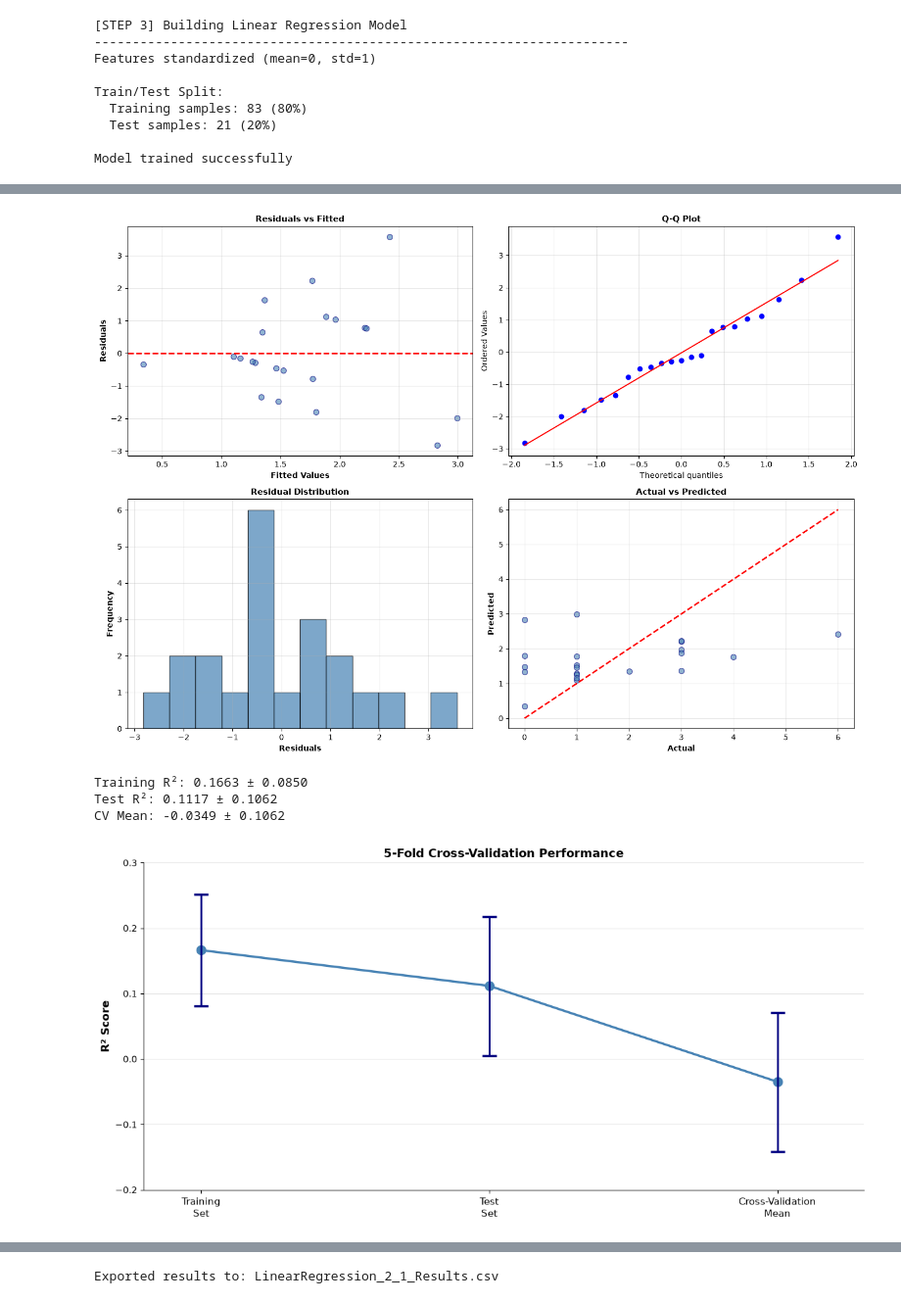
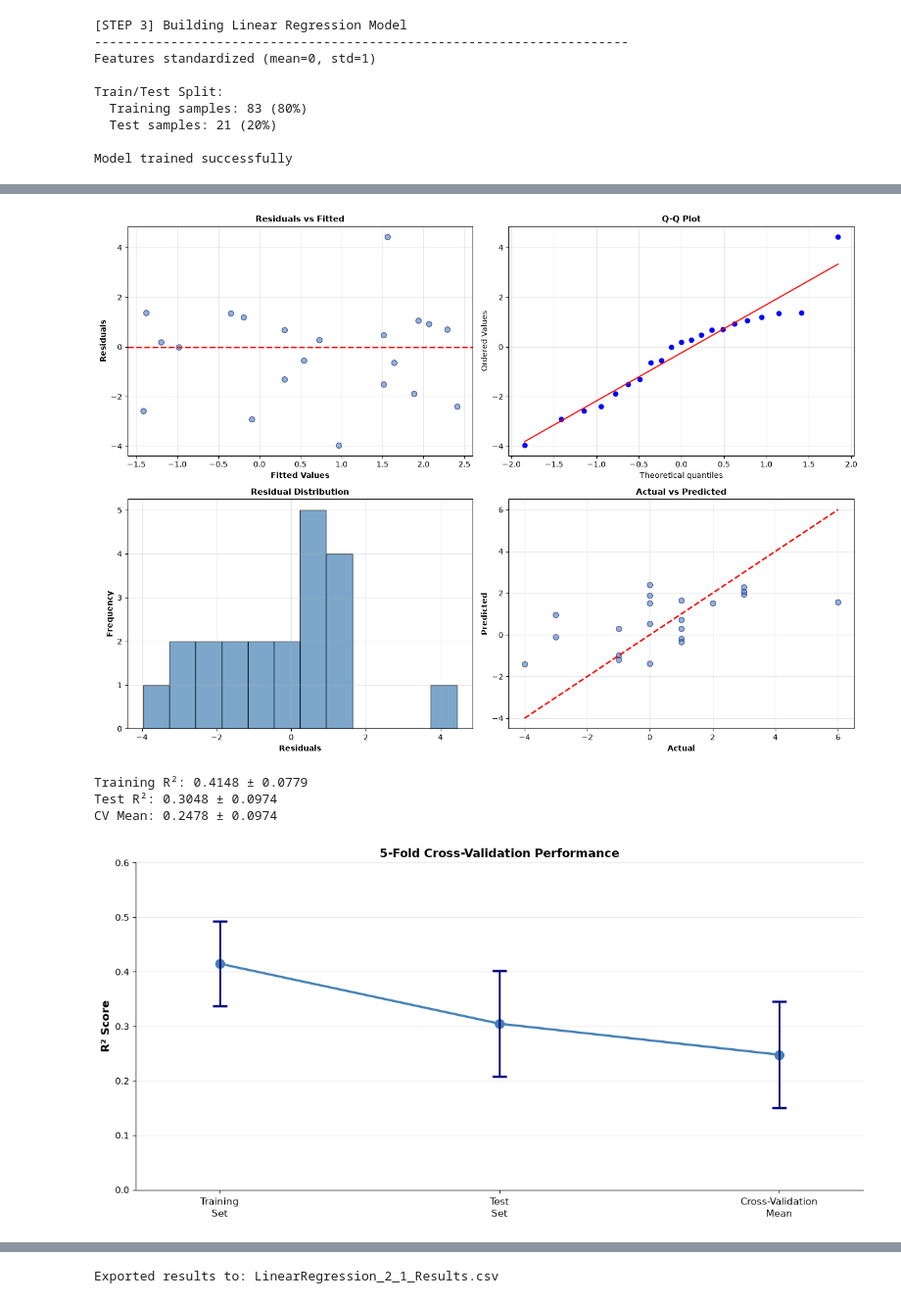
Before and after one commit to DanDooLoo/HIT140_Assessment-2_Group23, a Jupyter notebook: LinearRegression_2_1_Final.ipynb, the cells around one changed output, grey strips where cells are left out. Shown at 98% size. Drawn from its saved outputs; the diff is of its cells as text; code cells hidden in the pictures.

```diff
--- a/LinearRegression_2_1_Final.ipynb
+++ b/LinearRegression_2_1_Final.ipynb
@@ -60,9 +59,15 @@ External factors: 50 matches
 # %%
+# Convert id to match_id format: 1 -> M0001, 2 -> M0002, etc.
+full_data['match_id'] = full_data['id'].apply(lambda x: f'M{int(x):04d}')
+
 # Inner merge to keep only matches with both datasets
 data = full_data.merge(external_data, on='match_id', how='inner')
 print(f'Merged dataset: {len(data)} matches')
 # %% [output]
 Merged dataset: 104 matches
+# %%
+# Create response variable
+data['goal_diff'] = data['homeScore'] - data['awayScore']
 # %%
 # Select EXACTLY 8 explanatory variables (all pre-match available)
 feature_names = [
@@ -554,7 +559,7 @@ axes[1, 1].grid(alpha=0.3)
 
 plt.tight_layout()
 # %% [output]
-[figure, old version]
+[figure, new version]
 # %%
 # Plot R² Scores with Error Bars for Training, Test, and Cross-Validation Sets [figure x??] -- add fig #
 
@@ -577,40 +582,39 @@ cv_error = cv_std_val         # CV error (std dev)
 fig, ax = plt.subplots(figsize=(12, 6))
 
 x_pos = [0, 1, 2]
 categories = ['Training\nSet', 'Test\nSet', 'Cross-Validation\nMean']
 r2_scores = [r2_train_val, r2_test_val, cv_mean_val]
 errors = [train_error, test_error, cv_error]
 
 # Plot line
 ax.plot(x_pos, r2_scores, 'o-', color='steelblue', linewidth=2.5, markersize=10)
 
 # Add different error bars
 ax.errorbar(x_pos, r2_scores, yerr=errors, fmt='none',
             ecolor='navy', capsize=8, capthick=2.5, linewidth=2)
 
 # Formatting
 ax.set_ylabel('R² Score', fontsize=12, fontweight='bold')
 ax.set_title('5-Fold Cross-Validation Performance', fontsize=13, fontweight='bold')
 ax.set_xticks(x_pos)
 ax.set_xticklabels(categories, fontsize=11)
-ax.set_ylim([-0.2, 0.3])
-ax.set_xlim([-0.2, 2.3])
+ax.set_ylim([0, 0.6])
+ax.set_xlim([-0.3, 2.3])
 ax.grid(alpha=0.3, axis='y')
 ax.set_axisbelow(True)
 ax.spines['top'].set_visible(False)
 ax.spines['right'].set_visible(False)
 
 plt.tight_layout()
 
-
 print(f'\nTraining R²: {r2_train_val:.4f} ± {train_error:.4f}')
 print(f'Test R²: {r2_test_val:.4f} ± {test_error:.4f}')
 print(f'CV Mean: {cv_mean_val:.4f} ± {cv_error:.4f}')
 # %% [output]
-Training R²: 0.1663 ± 0.0850
-Test R²: 0.1117 ± 0.1062
-CV Mean: -0.0349 ± 0.1062
+Training R²: 0.4148 ± 0.0779
+Test R²: 0.3048 ± 0.0974
+CV Mean: 0.2478 ± 0.0974
-[figure, old version]
+[figure, new version]
 # %%
 #==============================
 # FINAL SUMMARY AND EXPORT
```
Also changed, not shown: parts of 15 cells of this notebook, 1 other file.
